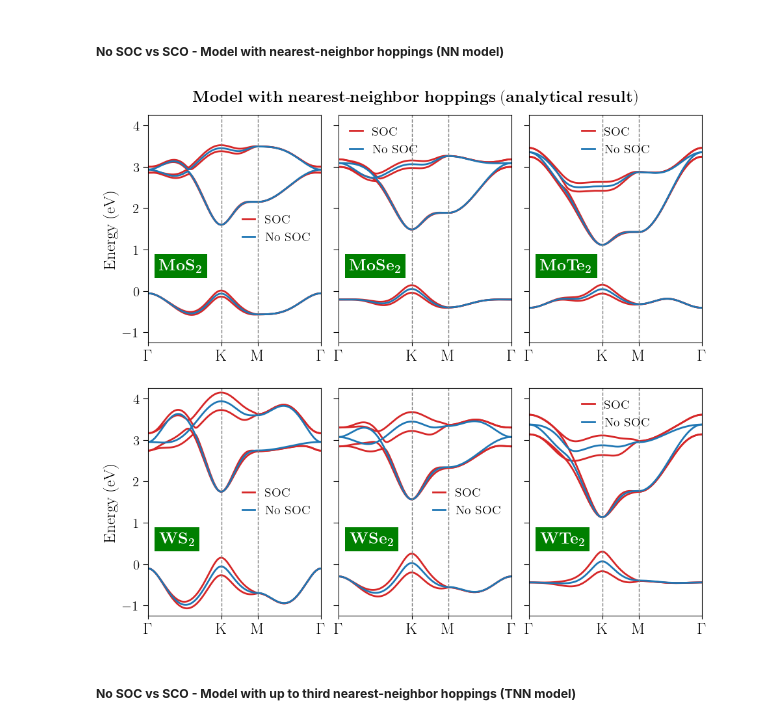
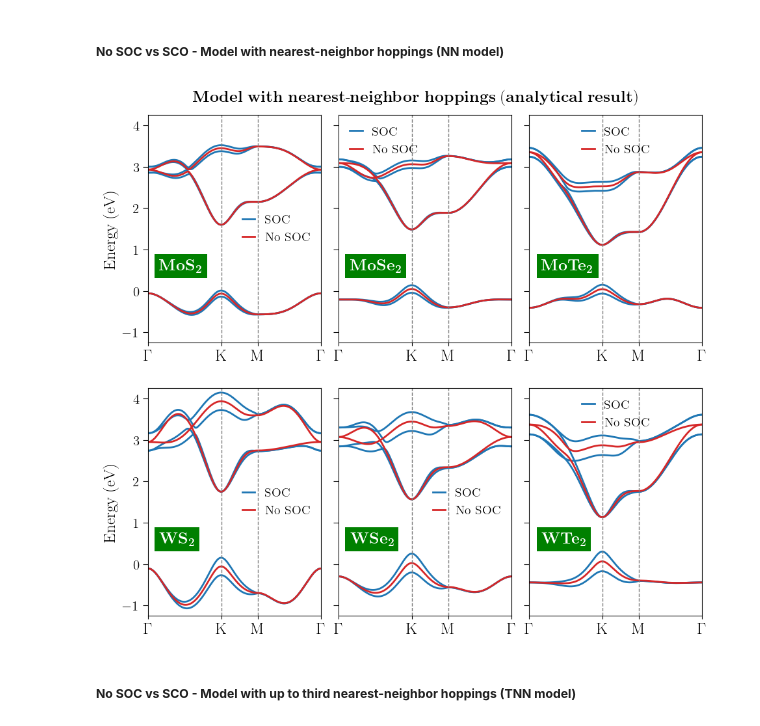
Before and after one commit to KJohnmar/INL-OBELIX-2026, a Jupyter notebook: TMDs/TMDs-monolayers.ipynb, the cells around one changed output. Drawn from its saved outputs; the diff is of its cells as text; code cells hidden in the pictures.

```diff
--- a/TMDs/TMDs-monolayers.ipynb
+++ b/TMDs/TMDs-monolayers.ipynb
@@ -942,19 +903,13 @@ def get_path(n_pts, name, HS_points, TB_model, fit_parameter="GGA"):
         fit_parameter   : GGA or LDA
     """
     # Get parameters
-    if TB_model == "1N":
-        if fit_parameter == "GGA": params = _default_Liu_TMDs_1N_GGA.copy()
-        if fit_parameter == "LDA": params = _default_Liu_TMDs_1N_LDA.copy()
-    elif TB_model == "3N":
-        if fit_parameter == "GGA": params = _default_Liu_TMDs_3N_GGA.copy()
-        if fit_parameter == "LDA": params = _default_Liu_TMDs_3N_LDA.copy()
+    params = globals()[f"_default_Liu_TMDs_{TB_model}_{fit_parameter}"]
     a = params[name][0]
 
     # Generate path segments between consecutive high-symmetry points
     segments = []
     for i in range(len(HS_points) - 1):
-        start_point = HS_points[i]
-        end_point = HS_points[i + 1]
+        start_point, end_point = HS_points[i], HS_points[i + 1]
         segment = np.linspace(start_point/a, end_point/a, n_pts)
         segments.append(segment)
 
@@ -1103,65 +1008,51 @@ def plot_BandStructure_TMDs_analytically(ax, k_axis, HS_axis, bands_a, bands_b,
 ##### __No SOC vs SCO - Model with nearest-neighbor hoppings (NN model)__
 # %%
 def main_BandStructure_1N_analytically():
-    # 1. Adjust the figure size to fit both plots side-by-side
+    # Adjust the figure size to fit both plots side-by-side
     fig = plt.figure(figsize=(11, 10))
 
-    # 2. Create the gridspec
+    # Create the gridspec
     gs_main = gridspec.GridSpec(2, 3, figure=fig, wspace=0.1)
 
-    # 3. Create the subplots
+    # Create the subplots
     ax1 = fig.add_subplot(gs_main[0, 0])
     ax2 = fig.add_subplot(gs_main[0, 1])
     ax3 = fig.add_subplot(gs_main[0, 2])
     ax4 = fig.add_subplot(gs_main[1, 0])
     ax5 = fig.add_subplot(gs_main[1, 1])
     ax6 = fig.add_subplot(gs_main[1, 2])
 
-    # 4.
-    # custom high-symmetry points (No write "a"):
+    # Custom high-symmetry points (No write "a"):
     Gamma = np.array([0, 0])
     K = np.array([4*np.pi/3, 0])
     M = np.array([np.pi, np.pi/(np.sqrt(3))])
     HS_points = np.array([Gamma, K, M, Gamma])
 
-    k_axis, HS_axis, bands = calculate_TMDs_analytically(n_pts=100, name="MoS2", HS_points=HS_points, TB_model="1N", fit_parameter="GGA", soc=False)
-    _, _, bands_soc = calculate_TMDs_analytically(n_pts=100, name="MoS2", HS_points=HS_points, TB_model="1N", fit_parameter="GGA", soc=True)
-    plot_BandStructure_TMDs_analytically(ax1, k_axis, HS_axis, bands, bands_soc, name="MoS2", option="SOCvsNoSOC")
+    axes = [   ax1,     ax2,     ax3,   ax4,    ax5,    ax6]
+    tmds = ["MoS2", "MoSe2", "MoTe2", "WS2", "WSe2", "WTe2"]
 
-    _, _, bands = calculate_TMDs_analytically(n_pts=100, name="MoSe2", HS_points=HS_points, TB_model="1N", fit_parameter="GGA", soc=False)
-    _, _, bands_soc = calculate_TMDs_analytically(n_pts=100, name="MoSe2", HS_points=HS_points, TB_model="1N", fit_parameter="GGA", soc=True)
-    plot_BandStructure_TMDs_analytically(ax2, k_axis, HS_axis, bands, bands_soc, name="MoSe2", option="SOCvsNoSOC")
+    for ax, name in zip(axes, tmds):
+        # Calculate common axes and data
+        k_ax, hs_ax, bands = calculate_TMDs_analytically(100, name, HS_points, "1N", "GGA", soc=False)
+        _, _, bands_soc = calculate_TMDs_analytically(100, name, HS_points, "1N", "GGA", soc=True)
 
-    _, _, bands = calculate_TMDs_analytically(n_pts=100, name="MoTe2", HS_points=HS_points, TB_model="1N", fit_parameter="GGA", soc=False)
-    _, _, bands_soc = calculate_TMDs_analytically(n_pts=100, name="MoTe2", HS_points=HS_points, TB_model="1N", fit_parameter="GGA", soc=True)
-    plot_BandStructure_TMDs_analytically(ax3, k_axis, HS_axis, bands, bands_soc, name="MoTe2", option="SOCvsNoSOC")
-
-    _, _, bands = calculate_TMDs_analytically(n_pts=100, name="WS2", HS_points=HS_points, TB_model="1N", fit_parameter="GGA", soc=False)
-    _, _, bands_soc = calculate_TMDs_analytically(n_pts=100, name="WS2", HS_points=HS_points, TB_model="1N", fit_parameter="GGA", soc=True)
-    plot_BandStructure_TMDs_analytically(ax4, k_axis, HS_axis, bands, bands_soc, name="WS2", option="SOCvsNoSOC")
-
-    _, _, bands = calculate_TMDs_analytically(n_pts=100, name="WSe2", HS_points=HS_points, TB_model="1N", fit_parameter="GGA", soc=False)
-    _, _, bands_soc = calculate_TMDs_analytically(n_pts=100, name="WSe2", HS_points=HS_points, TB_model="1N", fit_parameter="GGA", soc=True)
-    plot_BandStructure_TMDs_analytically(ax5, k_axis, HS_axis, bands, bands_soc, name="WSe2", option="SOCvsNoSOC")
-
-    _, _, bands = calculate_TMDs_analytically(n_pts=100, name="WTe2", HS_points=HS_points, TB_model="1N", fit_parameter="GGA", soc=False)
-    _, _, bands_soc = calculate_TMDs_analytically(n_pts=100, name="WTe2", HS_points=HS_points, TB_model="1N", fit_parameter="GGA", soc=True)
-    plot_BandStructure_TMDs_analytically(ax6, k_axis, HS_axis, bands, bands_soc, name="WTe2", option="SOCvsNoSOC")
+        # Plot using your refactored plotting function
+        plot_BandStructure_TMDs_analytically(ax, k_ax, hs_ax, bands_soc, bands, name, "SOCvsNoSOC")
 
     fig.suptitle(r"$\mathbf{Model\ with\ nearest\text{-}neighbor\ hoppings\ (analytical\ result)}$", fontsize=18, fontweight=900, y=0.92)
 
-    # 5. Finalization
+    # Finalization
     plt.tight_layout()
     #plt.subplots_adjust(left=0.05, right=0.95, bottom=0.05, top=0.95,
     #                      hspace=0.4, wspace=0.4)
 
     plt.show()
     plt.close()
 
 if __name__ == "__main__":
     main_BandStructure_1N_analytically()
 # %% [output]
-[figure, old version]
+[figure, new version]
 # %% [markdown]
 ##### __No SOC vs SCO - Model with up to third nearest-neighbor hoppings (TNN model)__
 # %%
```
Also changed, not shown: parts of 11 cells of this notebook.
